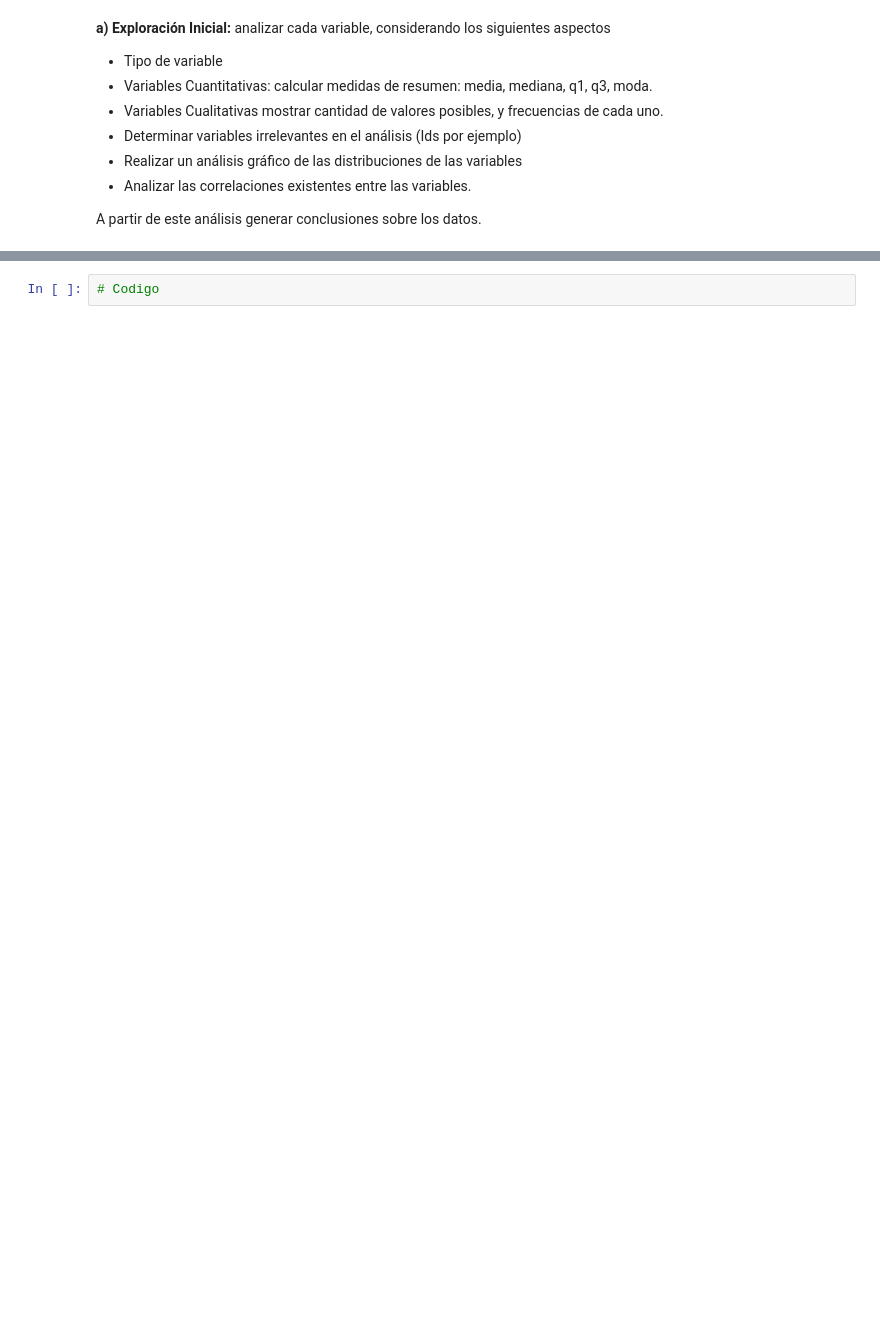
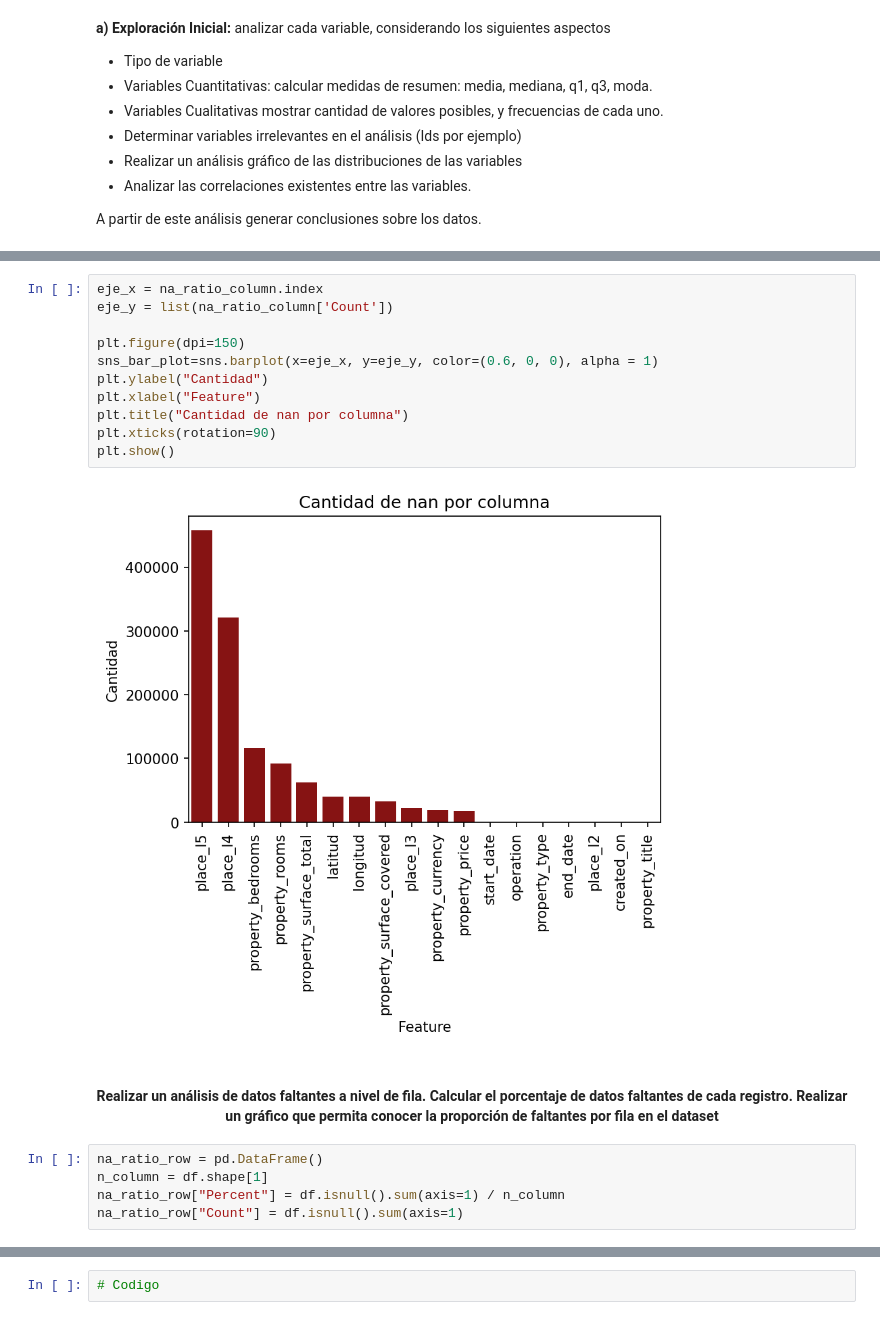
Before and after one commit to napoli-lucia/7506-Organizacion-de-Datos-TPs, a Jupyter notebook: 7506R_TP1_GRUPO18_ENTREGA.ipynb, the cells around one changed output, grey strips where cells are left out. Saved outputs shown, nothing was run; the diff lists cells and outputs as text; blank space fills up the shorter version.

```diff
--- a/7506R_TP1_GRUPO18_ENTREGA.ipynb
+++ b/7506R_TP1_GRUPO18_ENTREGA.ipynb
@@ -66,0 +218,20 @@ A partir de este análisis generar conclusiones sobre los datos.
+# %%
+eje_x = na_ratio_column.index
+eje_y = list(na_ratio_column['Count'])
+
+plt.figure(dpi=150)
+sns_bar_plot=sns.barplot(x=eje_x, y=eje_y, color=(0.6, 0, 0), alpha = 1)
+plt.ylabel("Cantidad")
+plt.xlabel("Feature")
+plt.title("Cantidad de nan por columna")
+plt.xticks(rotation=90)
+plt.show()
+# %% [output]
+[figure, added]
+# %% [markdown]
+<h4 align="center"><b> Realizar un análisis de datos faltantes a nivel de fila. Calcular el porcentaje de datos faltantes de cada registro. Realizar un gráfico que permita conocer la proporción de faltantes por fila en el dataset </b></h4>
+# %%
+na_ratio_row = pd.DataFrame()
+n_column = df.shape[1]
+na_ratio_row["Percent"] = df.isnull().sum(axis=1) / n_column
+na_ratio_row["Count"] = df.isnull().sum(axis=1)
```
Also changed, not shown: parts of 44 cells of this notebook.
